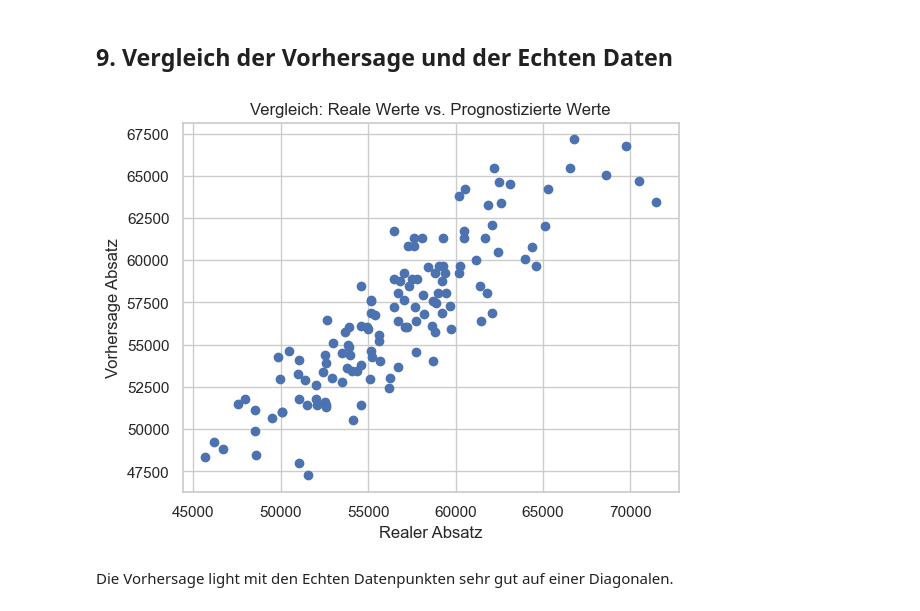
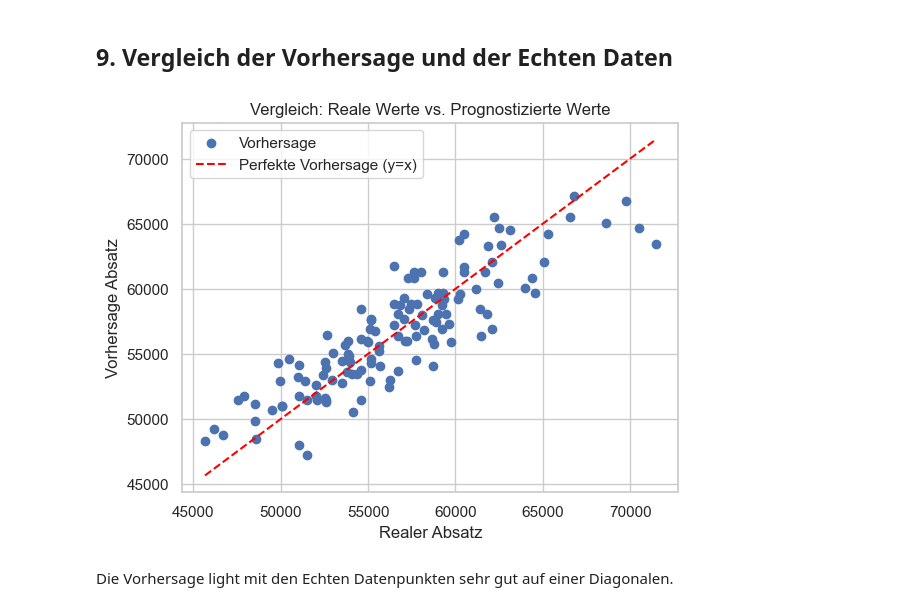
Before and after one commit to Ssaammyy36/Kurs-KI-Abgabe-1, a Jupyter notebook: Aufgabe_4/Aufgabe_4.ipynb, the cells around one changed output. Saved outputs shown, nothing was run; the diff lists cells and outputs as text; code cells hidden in the pictures.

Commit message:
Diagonale

```diff
--- a/Aufgabe_4/Aufgabe_4.ipynb
+++ b/Aufgabe_4/Aufgabe_4.ipynb
@@ -177,13 +177,21 @@ Wurzel des Mittleren Quadratischen Fehlers (RMSE): 2466.22
 # %% [markdown]
 ## 9. Vergleich der Vorhersage und der Echten Daten
 # %%
+# Diagonale
+min_val = min(vergleich['Absatz [Einheiten]'].min(), vergleich['Vorhersage'].min())
+max_val = max(vergleich['Absatz [Einheiten]'].max(), vergleich['Vorhersage'].max())
+
+# Datenpunkte
 plt.scatter('Absatz [Einheiten]', 'Vorhersage', data=vergleich)
+plt.plot([min_val, max_val], [min_val, max_val], color='red' ,linestyle='--', label='Perfekte Vorhersage (y=x)')
+
 plt.title('Vergleich: Reale Werte vs. Prognostizierte Werte')
 plt.xlabel('Realer Absatz')
 plt.ylabel('Vorhersage Absatz')
+plt.legend()
 plt.show()
 # %% [output]
-[figure, old version]
+[figure, new version]
 # %% [markdown]
 Die Vorhersage light mit den Echten Datenpunkten sehr gut auf einer Diagonalen.
 # %% [markdown]
```
Also changed, not shown: parts of 2 cells of this notebook.
